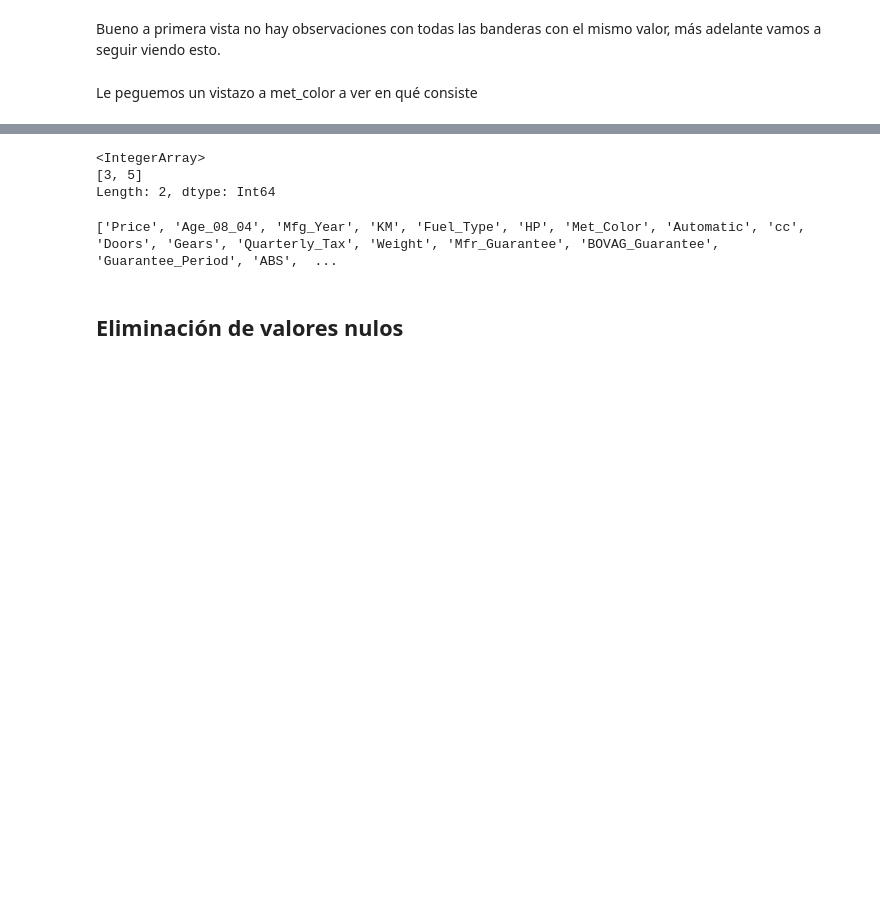
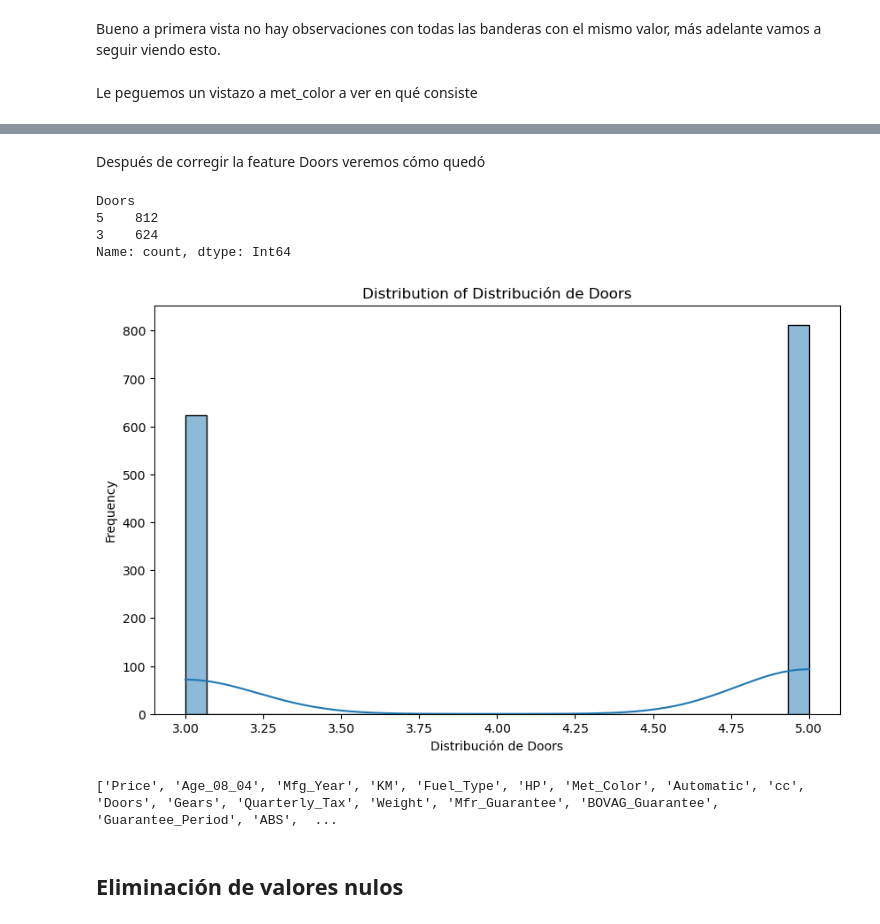
Before and after one commit to alvarotoledo01/parcial_toyotaCorolla, a Jupyter notebook: clean_data.ipynb, the cells around one changed output, grey strips where cells are left out. Cells and saved outputs as stored; diff of their text form; code cells hidden in the pictures; blank space fills up the shorter version.

Commit message:
explicar models y sus features derivadas junto a correcion de doors

```diff
--- a/clean_data.ipynb
+++ b/clean_data.ipynb
@@ -430,12 +561,19 @@ Doors
 5    812
 3    624
 Name: count, dtype: Int64
+# %% [markdown]
+Después de corregir la feature Doors veremos cómo quedó
 # %%
-df["Doors"].unique()
+df["Doors"].value_counts()
 # %% [output]
-<IntegerArray>
-[3, 5]
-Length: 2, dtype: Int64
+Doors
+5    812
+3    624
+Name: count, dtype: Int64
+# %%
+hist = histogram(df["Doors"], title="Distribución de Doors")
+# %% [output]
+[figure, added]
 # %%
 df.drop(
     columns=["Model", "Model_Clean", "Model_Len", "Model_Words"],
```
Also changed, not shown: parts of 25 cells of this notebook, 1 other file.
